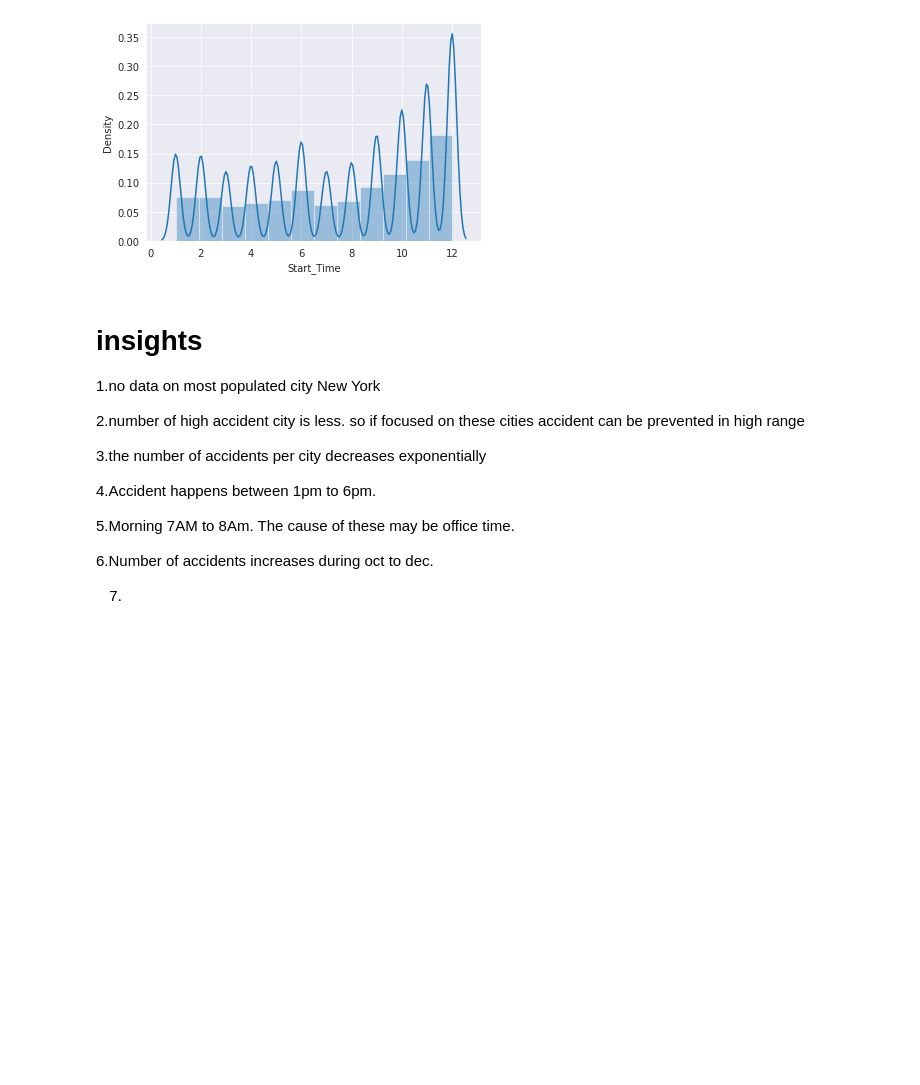
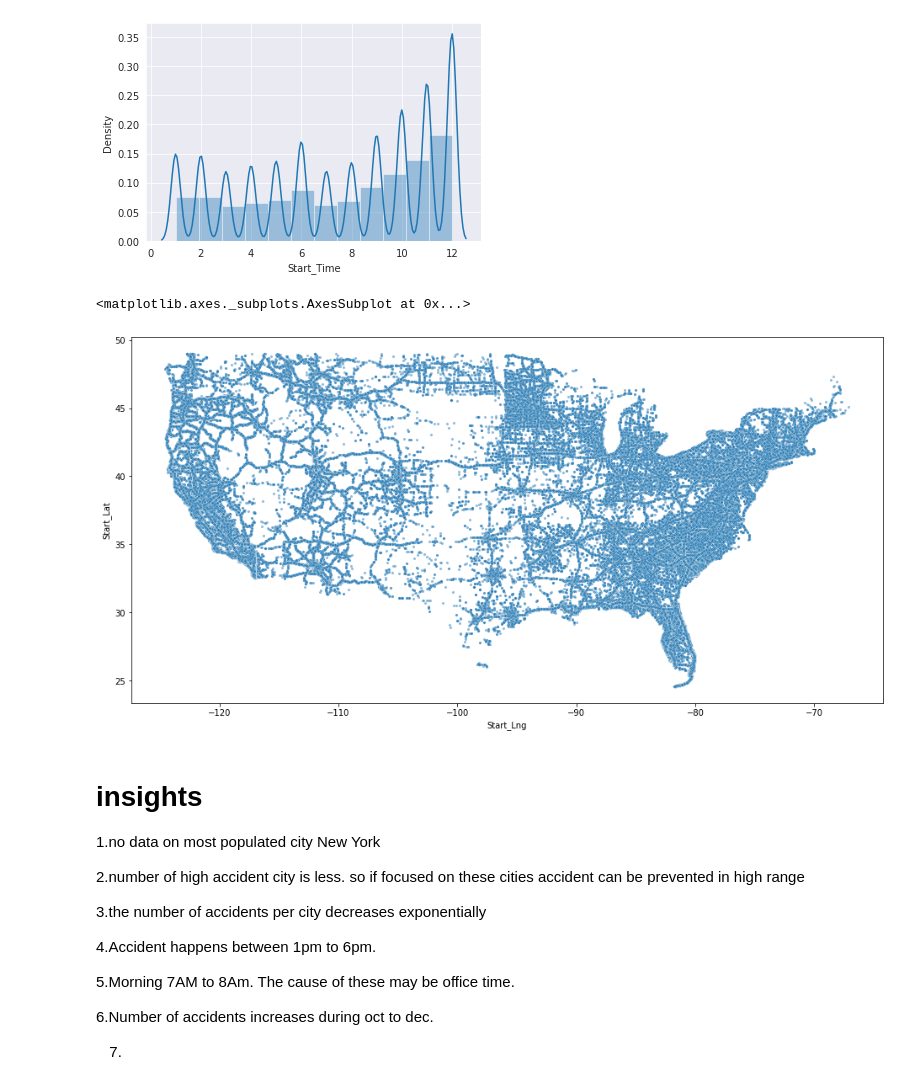
Before and after one commit to anand1994sp/My-first-repository, a Jupyter notebook: EDA_PROJECT_ON_US_ACCIDENTS2_8_MILLION_RECORDS.ipynb, the cells around one changed output. Drawn from its saved outputs; the diff is of its cells as text; code cells hidden in the pictures; blank space fills up the shorter version.

```diff
--- a/EDA_PROJECT_ON_US_ACCIDENTS2_8_MILLION_RECORDS.ipynb
+++ b/EDA_PROJECT_ON_US_ACCIDENTS2_8_MILLION_RECORDS.ipynb
@@ -504,3 +495,9 @@ sns.distplot(df.Start_Time.dt.month,bins=12,norm_hist=True)
 # %% [output]
 <matplotlib.axes._subplots.AxesSubplot at 0x...>
 [figure]
+# %%
+plt.figure(figsize=(16,8))
+sns.scatterplot(x= df.Start_Lng, y=df.Start_Lat , s=10,alpha=0.5)
+# %% [output]
+<matplotlib.axes._subplots.AxesSubplot at 0x...>
+[figure, added]
```
Also changed, not shown: parts of 11 cells of this notebook.
